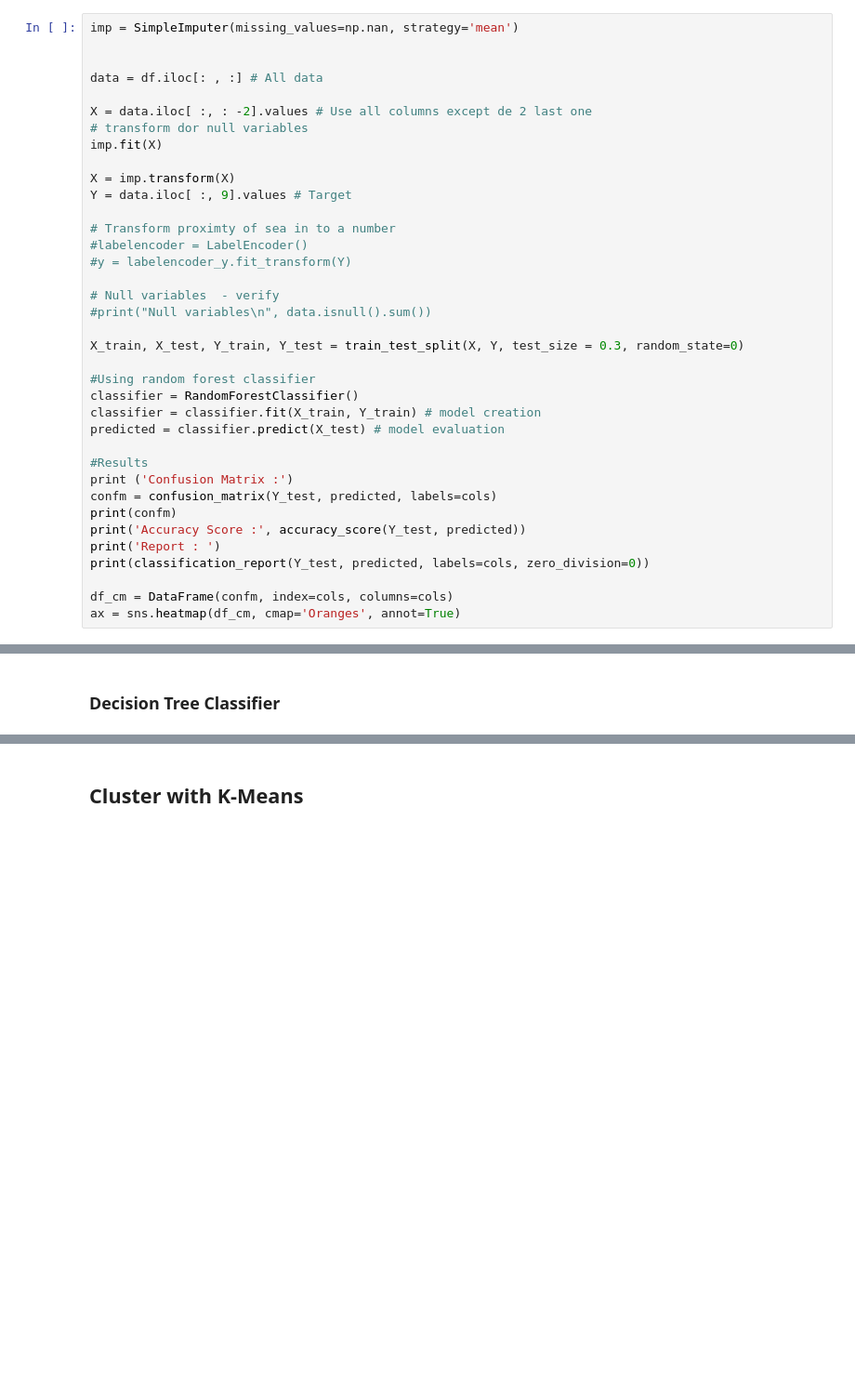
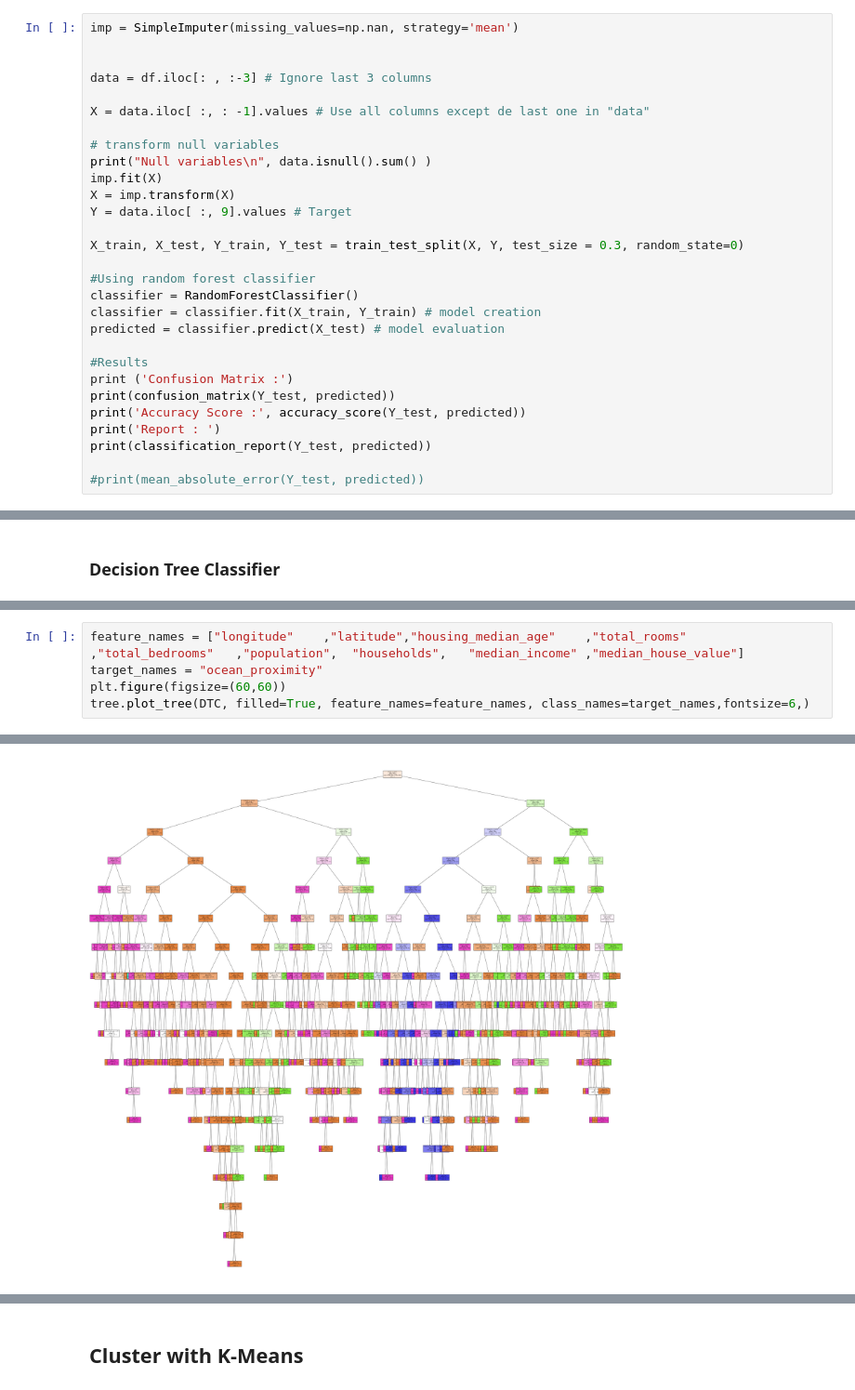
Before and after one commit to JoelJonassi/ArtificialIntelligence15505and19698, a Jupyter notebook: IA_Projeto02_G01/IA_Project02_G01.ipynb, the cells around one changed output, grey strips where cells are left out. Shown at 93% size. Cells and saved outputs as stored; diff of their text form; blank space fills up the shorter version.

```diff
--- a/IA_Projeto02_G01/IA_Project02_G01.ipynb
+++ b/IA_Projeto02_G01/IA_Project02_G01.ipynb
@@ -57,21 +111,15 @@ We use a whole dataset composed of 10 attributes, 9 of which are for testing and
 imp = SimpleImputer(missing_values=np.nan, strategy='mean')
 
 
-data = df.iloc[: , :] # All data
+data = df.iloc[: , :-3] # Ignore last 3 columns
 
-X = data.iloc[ :, : -2].values # Use all columns except de 2 last one
-# transform dor null variables
+X = data.iloc[ :, : -1].values # Use all columns except de last one in "data"
+
+# transform null variables
+print("Null variables\n", data.isnull().sum() )
 imp.fit(X)
-
 X = imp.transform(X)
 Y = data.iloc[ :, 9].values # Target
-
-# Transform proximty of sea in to a number
-#labelencoder = LabelEncoder()
-#y = labelencoder_y.fit_transform(Y)
-
-# Null variables  - verify
-#print("Null variables\n", data.isnull().sum())
 
 X_train, X_test, Y_train, Y_test = train_test_split(X, Y, test_size = 0.3, random_state=0)
 
@@ -82,12 +130,10 @@ predicted = classifier.predict(X_test) # model evaluation
 
 #Results
 print ('Confusion Matrix :')
-confm = confusion_matrix(Y_test, predicted, labels=cols)
-print(confm)
+print(confusion_matrix(Y_test, predicted))
 print('Accuracy Score :', accuracy_score(Y_test, predicted))
 print('Report : ')
-print(classification_report(Y_test, predicted, labels=cols, zero_division=0))
+print(classification_report(Y_test, predicted))
 
-df_cm = DataFrame(confm, index=cols, columns=cols)
-ax = sns.heatmap(df_cm, cmap='Oranges', annot=True)
+#print(mean_absolute_error(Y_test, predicted))
 # %% [output]
@@ -142,0 +201,6 @@ weighted avg       0.98      0.98      0.98      6192
+# %%
+feature_names = ["longitude"	,"latitude","housing_median_age"	,"total_rooms"	,"total_bedrooms"	,"population",	"households",	"median_income"	,"median_house_value"]
+target_names = "ocean_proximity"
+plt.figure(figsize=(60,60))
+tree.plot_tree(DTC, filled=True, feature_names=feature_names, class_names=target_names,fontsize=6,)
+# %% [output]
@@ -143,3 +224,4 @@ weighted avg       0.98      0.98      0.98      6192
+[figure, added]
 # %% [markdown]
 ## Results Analysis
 At this section we will discuss a classification Accuracy.
```
Also changed, not shown: parts of 23 cells of this notebook, 1 other file.
